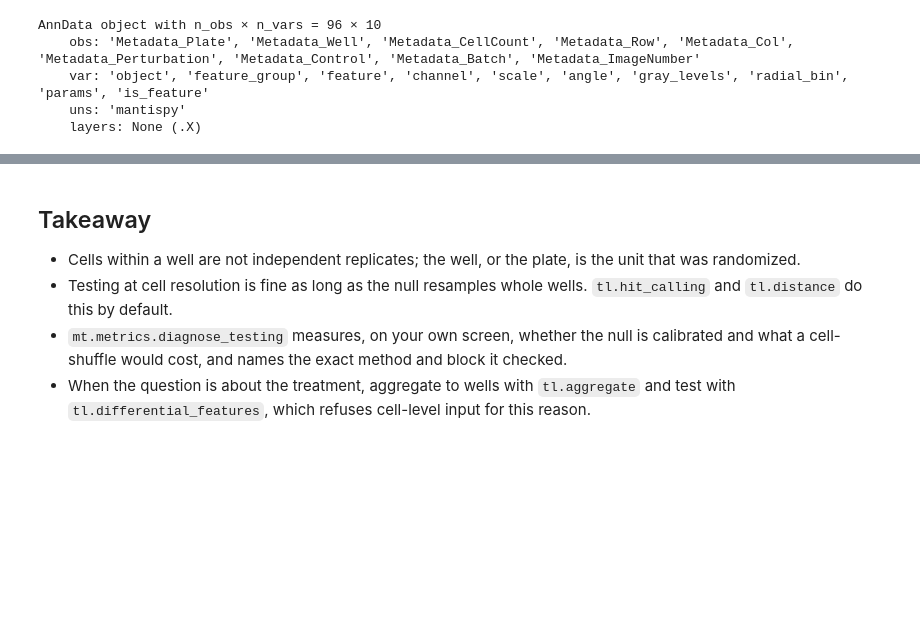
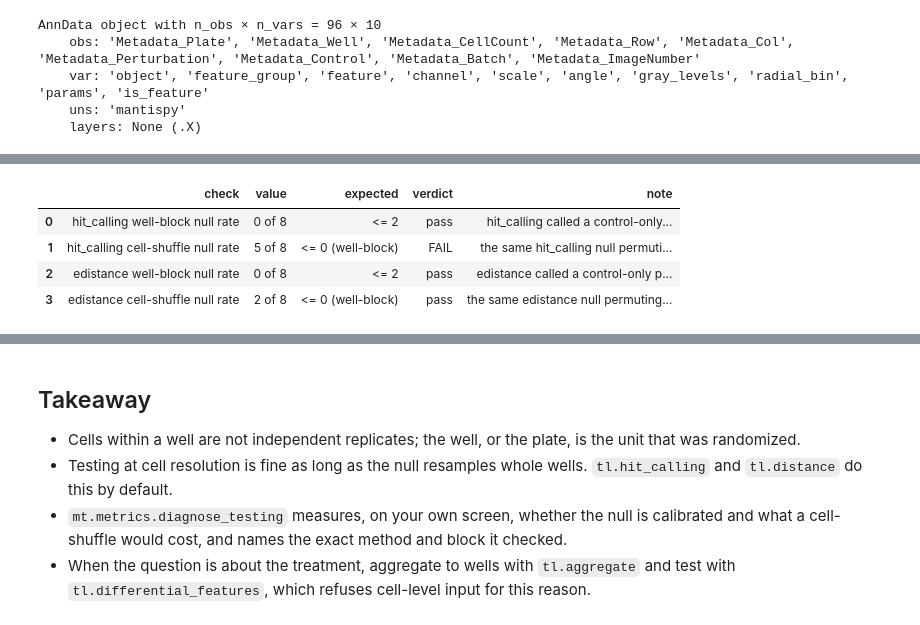
Before and after one commit to scverse/mantispy, a Jupyter notebook: docs/tutorials/pitfalls/pseudoreplication.ipynb, the cells around one changed output, grey strips where cells are left out. Drawn from its saved outputs; the diff is of its cells as text; code cells hidden in the pictures; blank space fills up the shorter version.

Commit message:
docs(pitfalls): show the pseudoreplication pitfall on a real JUMP plate, not only synthetic

```diff
--- a/docs/tutorials/pitfalls/pseudoreplication.ipynb
+++ b/docs/tutorials/pitfalls/pseudoreplication.ipynb
@@ -148,0 +157,12 @@ AnnData object with n_obs × n_vars = 96 × 10
+# %%
+jump = mt.ds.jump_cells()
+well = jump.obs["Metadata_Well"].astype(str).to_numpy()
+# A slice for speed: up to 150 cells per well and the 120 highest-variance features.
+rng = np.random.default_rng(0)
+kept = np.concatenate(
+    [rng.choice(np.where(well == w)[0], size=min(150, int((well == w).sum())), replace=False) for w in np.unique(well)]
+)
+jump = jump[np.sort(kept)].copy()
+variance = np.asarray(jump.X).var(axis=0)
+jump = jump[:, np.sort(np.argsort(variance)[::-1][:120])].copy()
+jump
@@ -148,0 +175,8 @@ AnnData object with n_obs × n_vars = 96 × 10
+# %%
+mt.metrics.diagnose_testing(jump, n_draws=8, n_permutations=100)
+# %% [output]
+|  | check | value | expected | verdict | note |
+| 0 | hit_calling well-block null rate | 0 of 8 | <= 2 | pass | hit_calling called a control-only... |
+| 1 | hit_calling cell-shuffle null rate | 5 of 8 | <= 0 (well-block) | FAIL | the same hit_calling null permuti... |
+| 2 | edistance well-block null rate | 0 of 8 | <= 2 | pass | edistance called a control-only p... |
+| 3 | edistance cell-shuffle null rate | 2 of 8 | <= 0 (well-block) | pass | the same edistance null permuting... |
```
Also changed, not shown: parts of 3 cells of this notebook.
